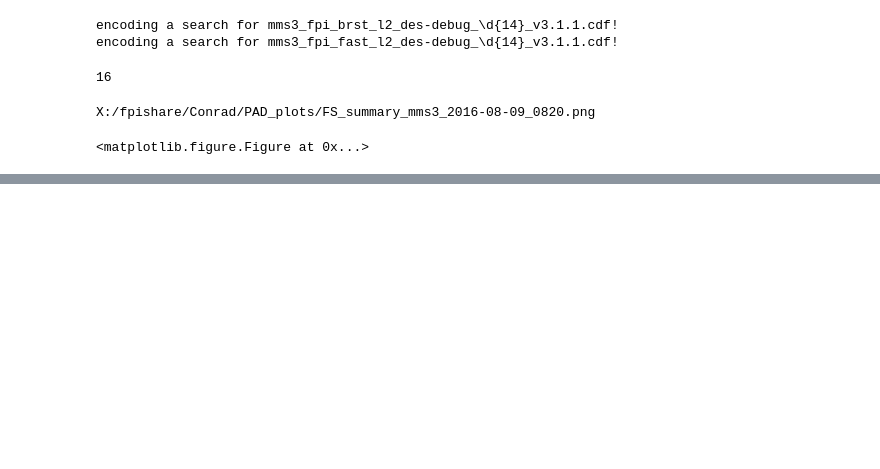
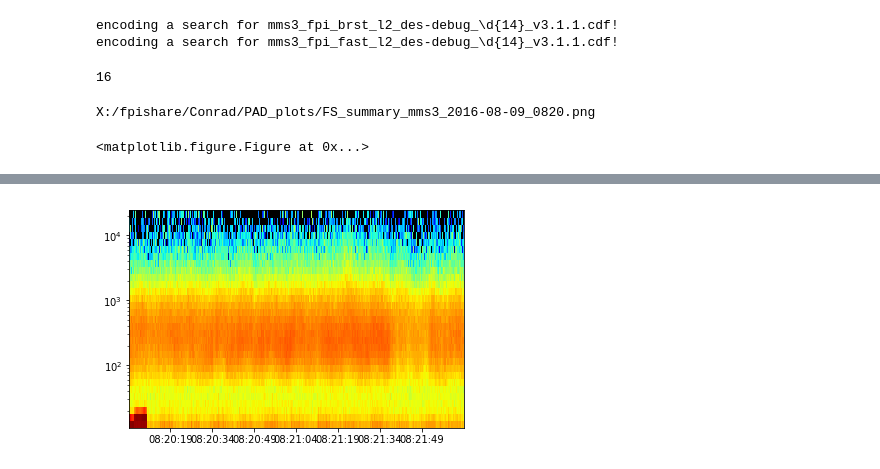
Before and after one commit to gravmath/PAD, a Jupyter notebook: Test New Framework.ipynb, the cells around one changed output, grey strips where cells are left out. Saved outputs shown, nothing was run; the diff lists cells and outputs as text; code cells hidden in the pictures; blank space fills up the shorter version.

```diff
--- a/Test New Framework.ipynb
+++ b/Test New Framework.ipynb
@@ -69,0 +54,25 @@ mms3_des_ugrid_int: CDF_REAL4 [3993, 32]
+# %%
+obs = 'mms3'
+times           = np.asarray(qq['Epoch'])
+energies        = np.asarray(qq['%s_des_energy_brst' % obs])[0,:]
+sc_pot          = np.asarray(qq['%s_des_scpot_mean_brst' % obs])
+bx              = np.asarray(qq['%s_des_bentPipeB_X_DSC' % obs])
+by              = np.asarray(qq['%s_des_bentPipeB_Y_DSC' % obs])
+bz              = np.asarray(qq['%s_des_bentPipeB_Z_DSC' % obs])
+bnorm           = np.asarray(qq['%s_des_bentPipeB_Norm' % obs])
+par             = np.asarray(qq['%s_des_energyspectr_par_brst' % obs]).T
+anti            = np.asarray(qq['%s_des_energyspectr_anti_brst' % obs]).T
+temp            = np.asarray(qq['%s_des_energyspectr_omni_brst' % obs])
+omni            = np.ma.masked_invalid(np.log10(temp).T)
+temp            = np.asarray(qq['%s_des_pitchangdist_lowen_brst' % obs])
+low             = np.ma.masked_invalid(np.log10(temp).T)
+temp            = np.asarray(qq['%s_des_pitchangdist_miden_brst' % obs])
+mid             = np.ma.masked_invalid(np.log10(temp).T)
+temp            = np.asarray(qq['%s_des_pitchangdist_highen_brst' % obs])
+high            = np.ma.masked_invalid(np.log10(temp).T)
+angles          = np.linspace(0,180,30)
+mean_par        = np.mean(par)
+mean_anti       = np.mean(anti)
+ratio           = np.ma.masked_invalid(np.divide(par,anti))
+ratio[ratio > 1.4]     = 1.4
+ratio[ratio < 0.6]     = 0.6
@@ -69,0 +100,5 @@ mms3_des_ugrid_int: CDF_REAL4 [3993, 32]
+# %%
+plt.pcolormesh(times,energies,omni,cmap=cmap.jet)
+plt.yscale('log')
+# %% [output]
+[figure, added]
```
Also changed, not shown: parts of 22 cells of this notebook, 1 other file.
